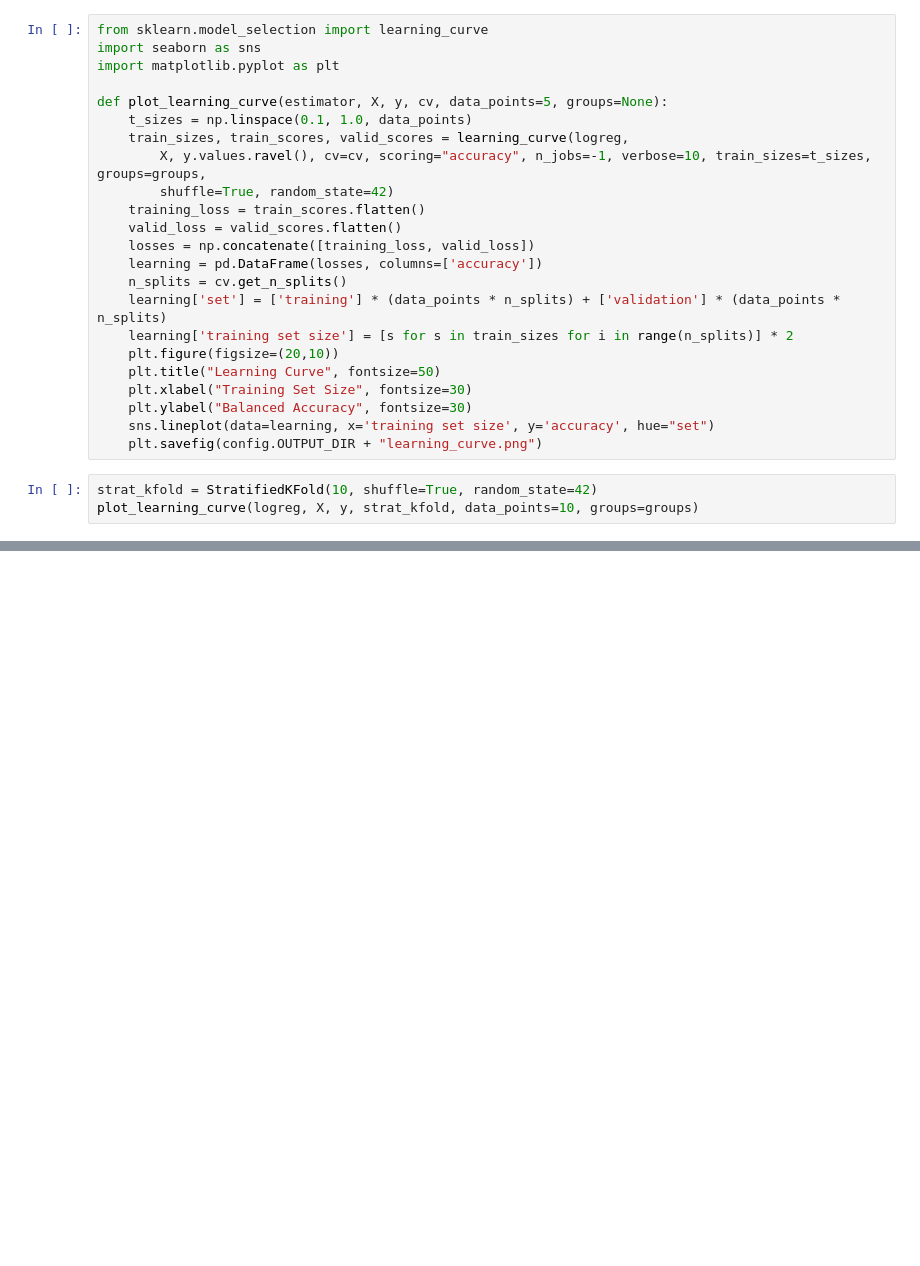
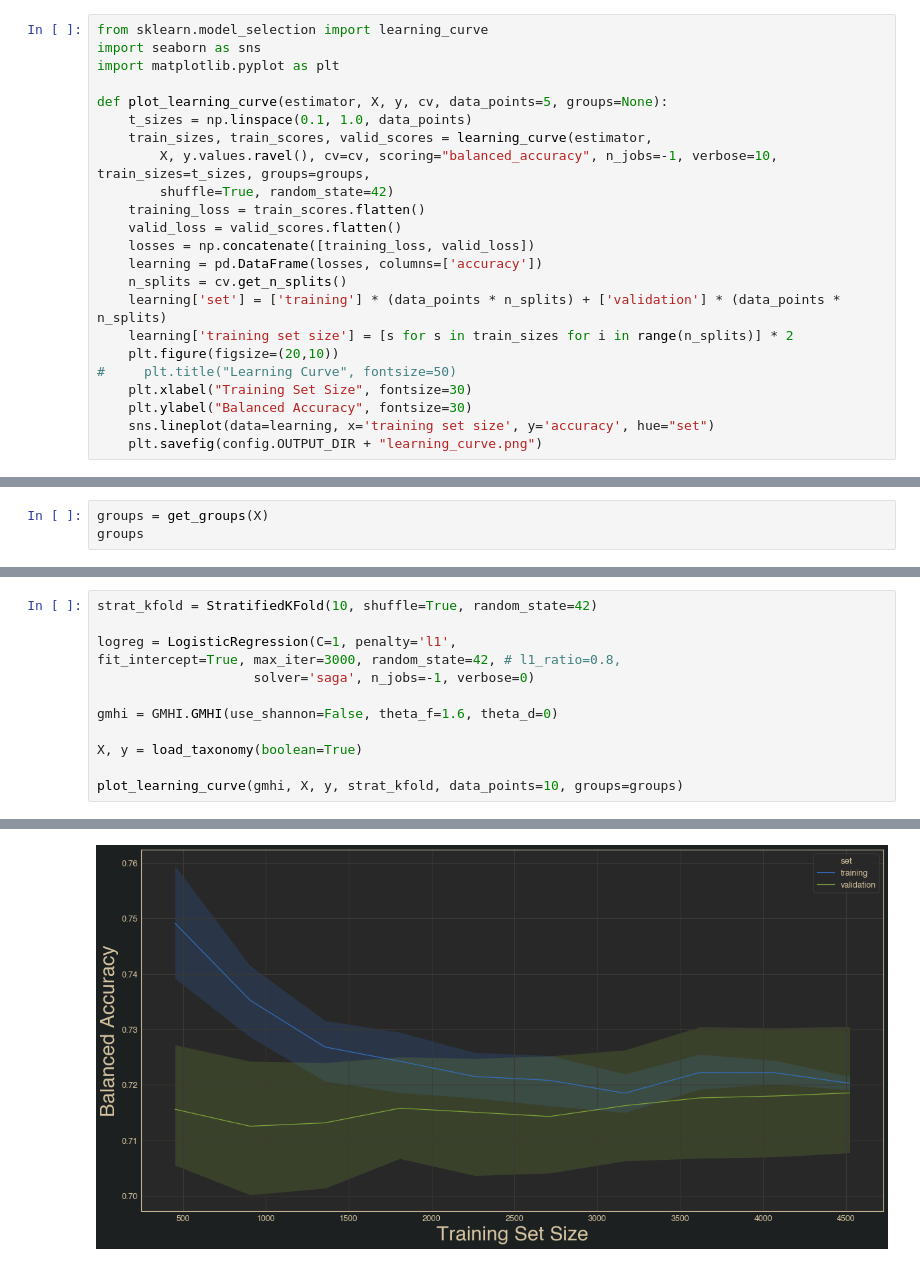
Before and after one commit to danielchang2002/GMHI2-Scratchpad, a Jupyter notebook: src/learning_curve.ipynb, the cells around one changed output, grey strips where cells are left out. Cells and saved outputs as stored; diff of their text form; blank space fills up the shorter version.

Commit message:
:tada: learning curve

```diff
--- a/src/learning_curve.ipynb
+++ b/src/learning_curve.ipynb
@@ -5,8 +12,8 @@ import matplotlib.pyplot as plt
 
 def plot_learning_curve(estimator, X, y, cv, data_points=5, groups=None):
     t_sizes = np.linspace(0.1, 1.0, data_points)
-    train_sizes, train_scores, valid_scores = learning_curve(logreg,
-        X, y.values.ravel(), cv=cv, scoring="accuracy", n_jobs=-1, verbose=10, train_sizes=t_sizes, groups=groups,
+    train_sizes, train_scores, valid_scores = learning_curve(estimator,
+        X, y.values.ravel(), cv=cv, scoring="balanced_accuracy", n_jobs=-1, verbose=10, train_sizes=t_sizes, groups=groups,
         shuffle=True, random_state=42)
     training_loss = train_scores.flatten()
     valid_loss = valid_scores.flatten()
@@ -16,11 +23,8 @@ def plot_learning_curve(estimator, X, y, cv, data_points=5, groups=None):
     learning['set'] = ['training'] * (data_points * n_splits) + ['validation'] * (data_points * n_splits)
     learning['training set size'] = [s for s in train_sizes for i in range(n_splits)] * 2
     plt.figure(figsize=(20,10))
-    plt.title("Learning Curve", fontsize=50)
+#     plt.title("Learning Curve", fontsize=50)
     plt.xlabel("Training Set Size", fontsize=30)
     plt.ylabel("Balanced Accuracy", fontsize=30)
     sns.lineplot(data=learning, x='training set size', y='accuracy', hue="set")
     plt.savefig(config.OUTPUT_DIR + "learning_curve.png")
-# %%
-strat_kfold = StratifiedKFold(10, shuffle=True, random_state=42)
-plot_learning_curve(logreg, X, y, strat_kfold, data_points=10, groups=groups)
@@ -26,0 +39,3 @@ plot_learning_curve(logreg, X, y, strat_kfold, data_points=10, groups=groups)
+# %%
+groups = get_groups(X)
+groups
@@ -26,0 +44,13 @@ plot_learning_curve(logreg, X, y, strat_kfold, data_points=10, groups=groups)
+# %%
+strat_kfold = StratifiedKFold(10, shuffle=True, random_state=42)
+
+logreg = LogisticRegression(C=1, penalty='l1',
+fit_intercept=True, max_iter=3000, random_state=42, # l1_ratio=0.8,
+                    solver='saga', n_jobs=-1, verbose=0)
+
+gmhi = GMHI.GMHI(use_shannon=False, theta_f=1.6, theta_d=0)
+
+X, y = load_taxonomy(boolean=True)
+
+plot_learning_curve(gmhi, X, y, strat_kfold, data_points=10, groups=groups)
+# %% [output]
@@ -26,0 +69 @@ plot_learning_curve(logreg, X, y, strat_kfold, data_points=10, groups=groups)
+[figure, added]
```
Also changed, not shown: parts of 4 cells of this notebook, 7 other files.
